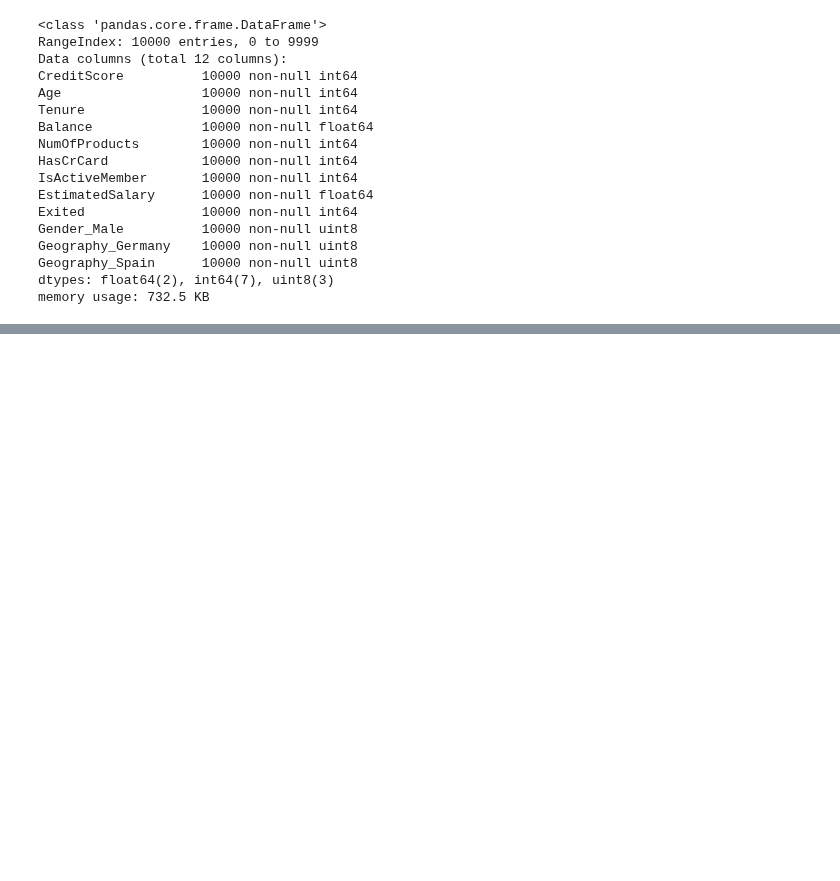
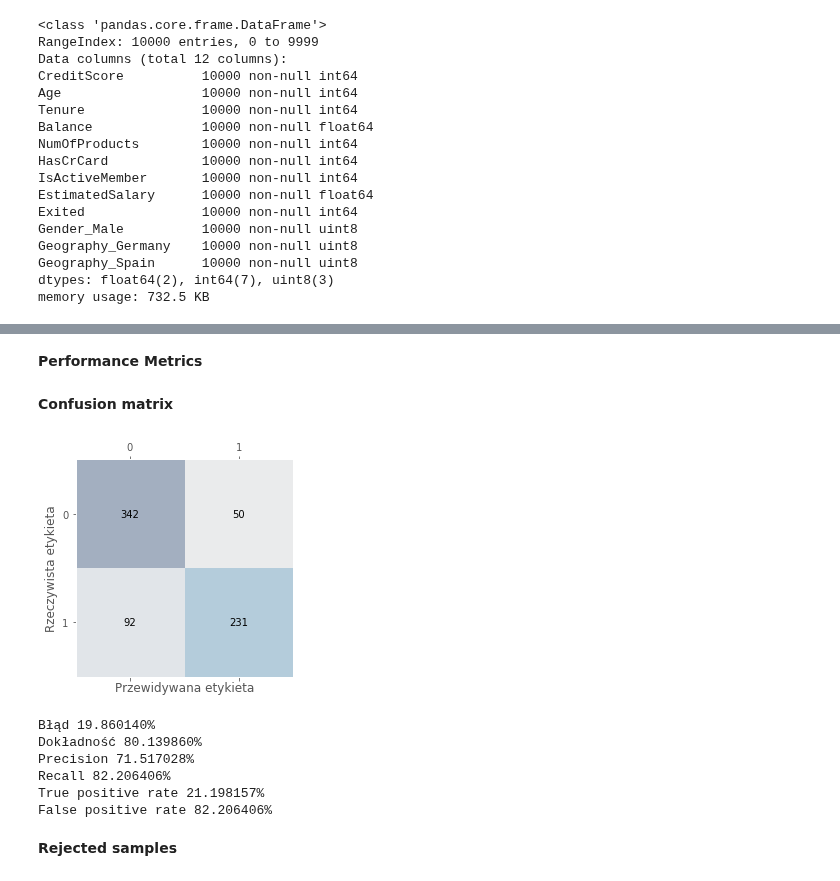
Before and after one commit to Dalthirr/NeuralNetworks, a Jupyter notebook: model.ipynb, the cells around one changed output, grey strips where cells are left out. Cells and saved outputs as stored; diff of their text form; code cells hidden in the pictures; blank space fills up the shorter version.

```diff
--- a/model.ipynb
+++ b/model.ipynb
@@ -322,0 +469,50 @@ weighted avg       0.86      0.85      0.81      2000
+# %% [markdown]
+**Performance Metrics**
+# %% [markdown]
+**Confusion matrix**
+# %%
+from sklearn.metrics import confusion_matrix
+y_pred = model.predict_classes(X_test_centered)
+confmat = confusion_matrix(y_test,y_pred)
+fig, ax = plt.subplots(figsize=(4, 4))
+ax.matshow(confmat, cmap=plt.cm.Blues, alpha=.3)
+plt.grid()
+for i in range(confmat.shape[0]):
+  for j in range(confmat.shape[1]):
+    ax.text(x=j, y=i, s=confmat[i, j], va='center', ha='center')
+
+plt.xlabel('Przewidywana etykieta')
+plt.ylabel('Rzeczywista etykieta')
+plt.show()
+# %% [output]
+[figure, added]
+# %%
+FP = confmat[1][0]   #false positive
+TP = confmat[1][1]   #true positive
+TN = confmat[0][0]   #true negative
+FN = confmat[0][1]   #false negative
+
+error = (FP+FN)/(FP+FN+TP+TN)*100
+acc = (TP+TN)/(FP+FN+TP+TN)*100
+
+ofp = FP/(FP+TN)*100   #true positive rate
+opp = TP/(FN+TP)*100   #false positive rate
+
+pre = TP/(TP+FP)*100   #precision
+recall = TP/(FN+TP)*100 #recall (pełność)
+
+print("Błąd %f%% " % error)
+print("Dokładność %f%% " % acc)
+print("Precision %f%% " % pre)
+print("Recall %f%% " % recall)
+print("True positive rate %f%% " % ofp)
+print("False positive rate %f%% " % opp)
+# %% [output]
+Błąd 19.860140%
+Dokładność 80.139860%
+Precision 71.517028%
+Recall 82.206406%
+True positive rate 21.198157%
+False positive rate 82.206406%
+# %% [markdown]
+**Rejected samples**
```
Also changed, not shown: parts of 33 cells of this notebook, 1 other file.
